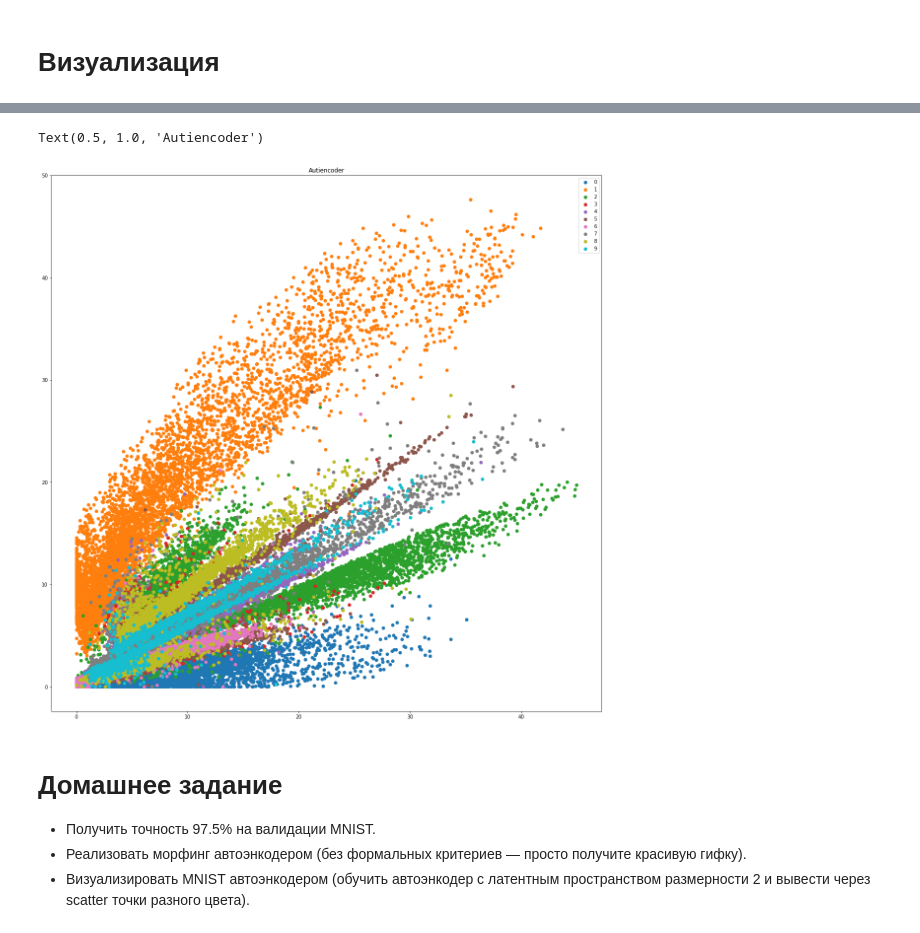
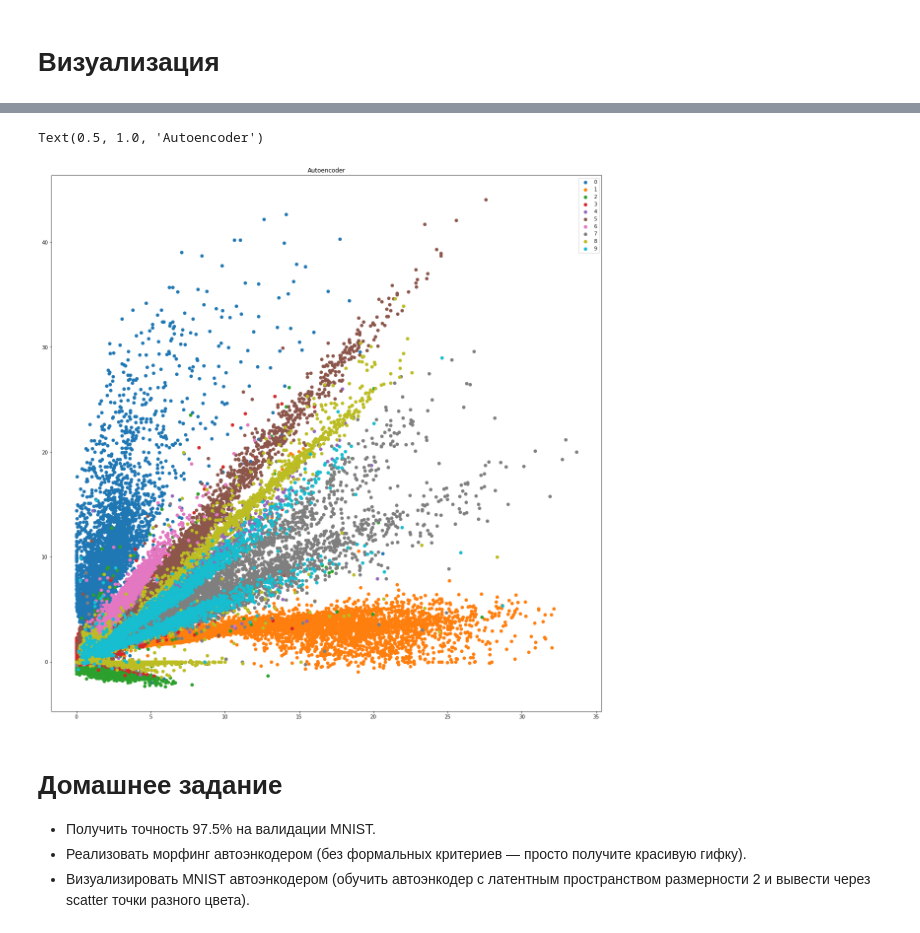
Before and after one commit to kryzhikov/Sample-DL-Repo, a Jupyter notebook: 1 Intro/dl_intro.ipynb, the cells around one changed output, grey strips where cells are left out. Saved outputs shown, nothing was run; the diff lists cells and outputs as text; code cells hidden in the pictures.

```diff
--- a/1 Intro/dl_intro.ipynb
+++ b/1 Intro/dl_intro.ipynb
@@ -285,8 +296,6 @@ def train_nn(model, train, optimizer, criterion, n_epochs, lin=True):
             optimizer.step()
 
         print(accuracy(model, train, lin), accuracy(model, val, lin))
-        if accuracy(model, val, lin) > 0.975:
-            break
 
     plt.plot(train_losses)
     plt.show()
@@ -391,7 +400,7 @@ class Autoencoder(nn.Module):
             nn.Linear(32, 16),
             nn.LeakyReLU(),
             nn.Linear(16, latent_dim),
-            nn.ReLU()
+            nn.LeakyReLU()
         )
 
         self.decode = nn.Sequential(
@@ -418,7 +427,8 @@ class ConvAutoencoder(nn.Module):
             nn.MaxPool2d((2, 2), stride=(2, 2)),
             nn.ReLU(),
             nn.Conv2d(32, 64, (3, 3), padding=1),
-            nn.MaxPool2d((2, 2), stride=(2, 2))
+            nn.MaxPool2d((2, 2), stride=(2, 2)),
+            nn.ReLU()
         )
 
         self.enc_linear = nn.Sequential(
@@ -541,5 +551,5 @@ morph(numpy.random.randint(0, len(train.dataset), 30), 20, 60, model) # авто
 criterion = torch.nn.MSELoss()
 model_vis = Autoencoder(2)
 optimizer = torch.optim.Adam(model_vis.parameters())
-train_AE(model_vis, train, optimizer, criterion, 13)
+train_AE(model_vis, train, optimizer, criterion, 30)
 # %% [output]
@@ -565,16 +579,16 @@ for a in train:
 # %%
 import matplotlib.pyplot as plt
 
 
 plt.figure(figsize=(20, 20))
 for i in range(10):
     plt.scatter([x[0] for x in dct[i]], [x[1] for x in dct[i]], label=i)
 
 plt.legend()
-plt.title('Autiencoder')
+plt.title('Autoencoder')
 # %% [output]
-Text(0.5, 1.0, 'Autiencoder')
+Text(0.5, 1.0, 'Autoencoder')
-[figure, old version]
+[figure, new version]
 # %% [markdown]
 # Домашнее задание
 
```
Also changed, not shown: parts of 3 cells of this notebook.
